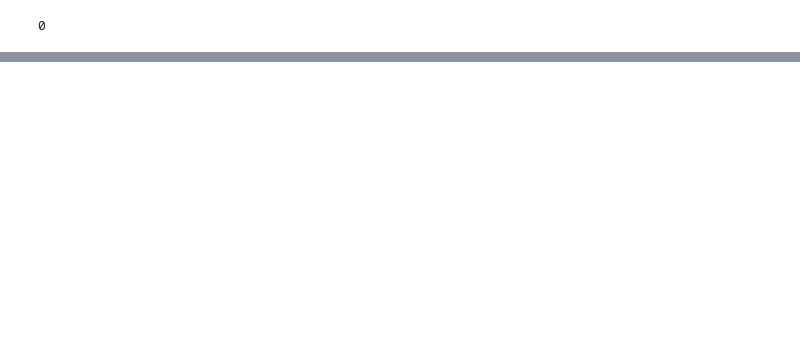
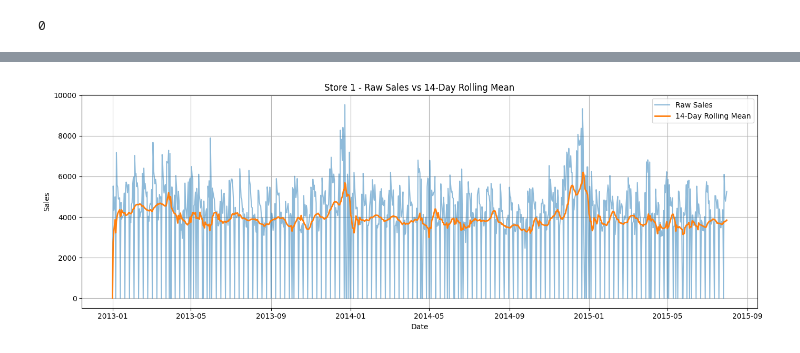
Before and after one commit to RehamElkasaby/Rossman_forecasting, a Jupyter notebook: notebooks/EDA.ipynb, the cells around one changed output, grey strips where cells are left out. Saved outputs shown, nothing was run; the diff lists cells and outputs as text; code cells hidden in the pictures; blank space fills up the shorter version.

```diff
--- a/notebooks/EDA.ipynb
+++ b/notebooks/EDA.ipynb
@@ -137,0 +409,4 @@ Number of times the stores closed without having a holiday: 121482
+# %%
+compare_rolling_sales(df=df_full, store_id=1, window=14)
+# %% [output]
+[figure, added]
```
Also changed, not shown: parts of 103 cells of this notebook, 4 other files.
